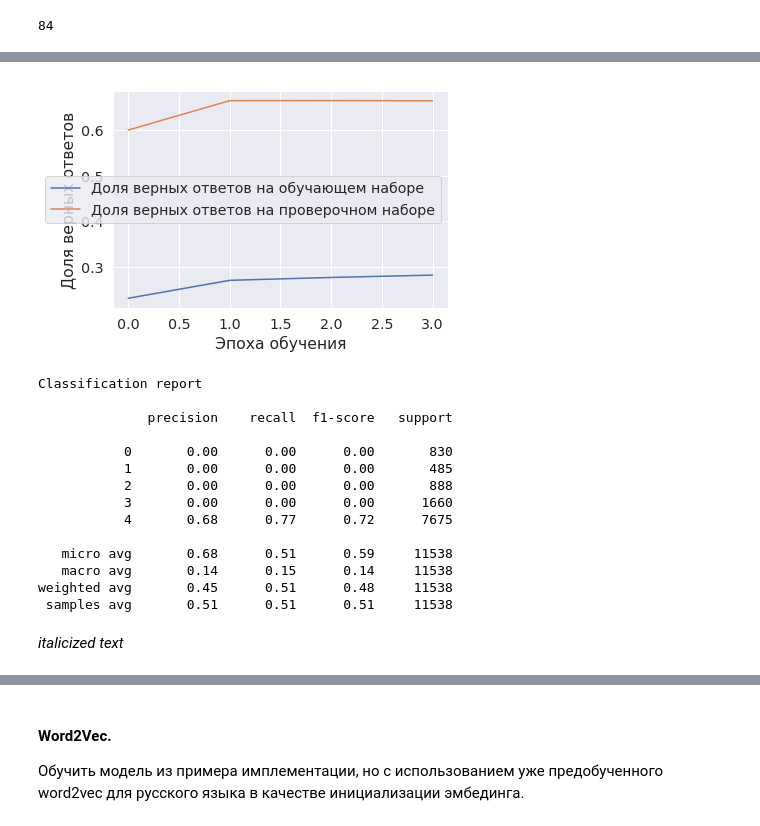
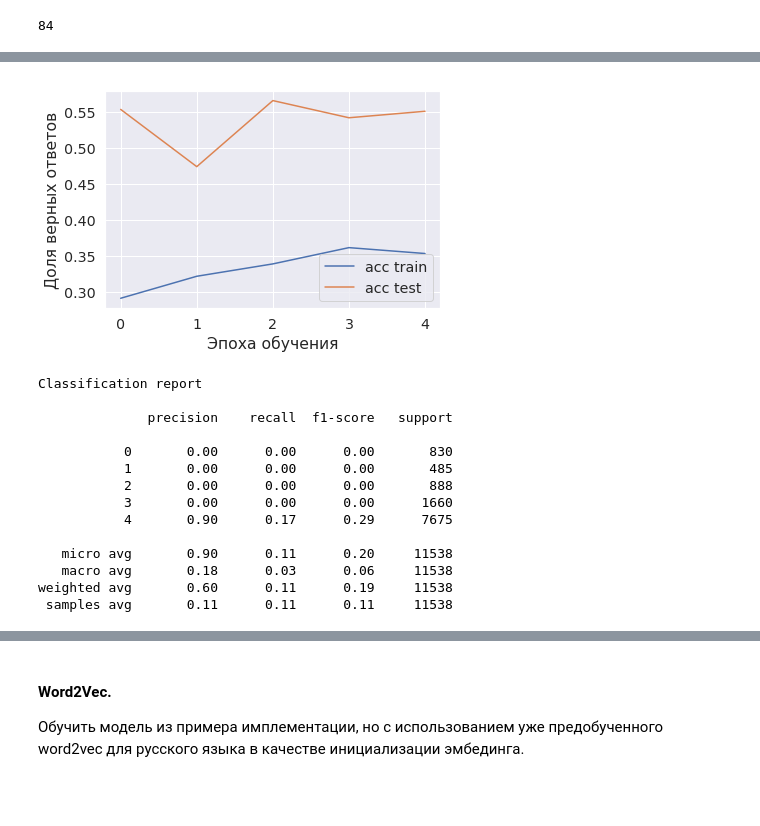
Before and after one commit to Espad/DS_6, a Jupyter notebook: Task_2.ipynb, the cells around one changed output, grey strips where cells are left out. Cells and saved outputs as stored; diff of their text form; code cells hidden in the pictures; blank space fills up the shorter version.

```diff
--- a/Task_2.ipynb
+++ b/Task_2.ipynb
@@ -1216,23 +1267,22 @@ plt.show()
 # %%
 plt.plot(loaded_history_json['acc'],
          label='acc train')
 plt.plot(loaded_history_json['val_acc'],
          label='acc test')
-         label='Доля верных ответов на проверочном наборе')
 plt.xlabel('Эпоха обучения')
 plt.ylabel('Доля верных ответов')
 plt.legend()
 plt.show()
 # %% [output]
-[figure, old version]
+[figure, new version]
 # %%
 loaded_model = Sequential() #?
 loaded_model = load_model(task4_filepath + 'baseline_model4.hdf5')
 # %%
 y_predicted_scores = loaded_model.predict(x_test_tokenized)
 # %%
-y_predicted_scores[y_predicted_scores>=0.3] = 1
-y_predicted_scores[y_predicted_scores<0.3] = 0
+y_predicted_scores[y_predicted_scores>=0.5] = 1
+y_predicted_scores[y_predicted_scores<0.5] = 0
 
 print('Classification report\n')
 print(classification_report(y_test, y_predicted_scores))
@@ -1245,11 +1295,9 @@ Classification report
            1       0.00      0.00      0.00       485
            2       0.00      0.00      0.00       888
            3       0.00      0.00      0.00      1660
-           4       0.68      0.77      0.72      7675
+           4       0.90      0.17      0.29      7675
 
-   micro avg       0.68      0.51      0.59     11538
-   macro avg       0.14      0.15      0.14     11538
-weighted avg       0.45      0.51      0.48     11538
- samples avg       0.51      0.51      0.51     11538
+   micro avg       0.90      0.11      0.20     11538
+   macro avg       0.18      0.03      0.06     11538
+weighted avg       0.60      0.11      0.19     11538
+ samples avg       0.11      0.11      0.11     11538
-# %% [markdown]
-*italicized text*
```
Also changed, not shown: parts of 54 cells of this notebook.
